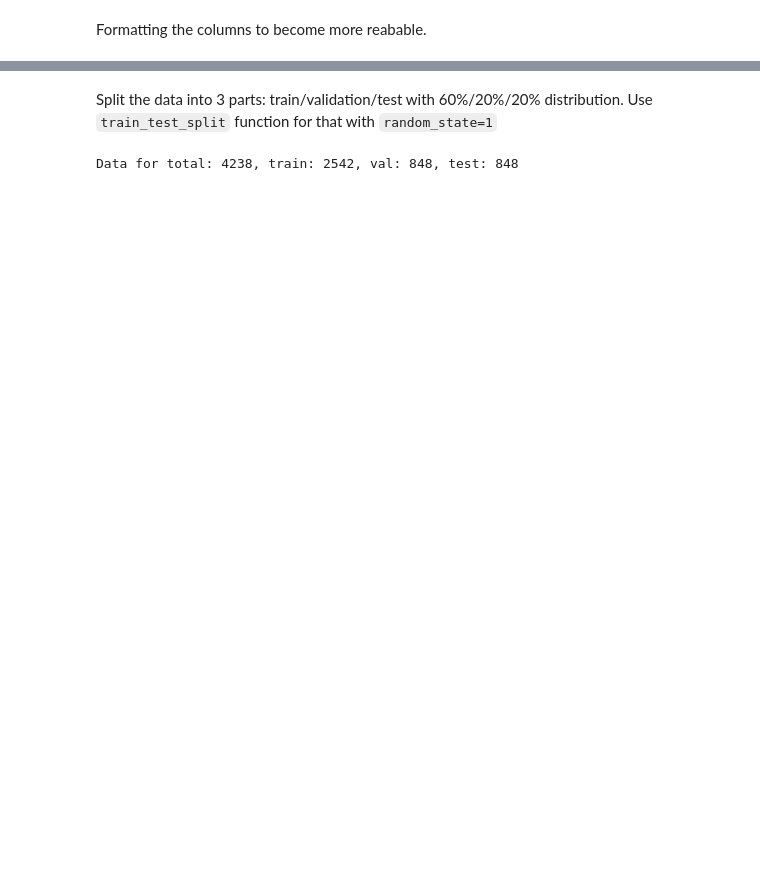
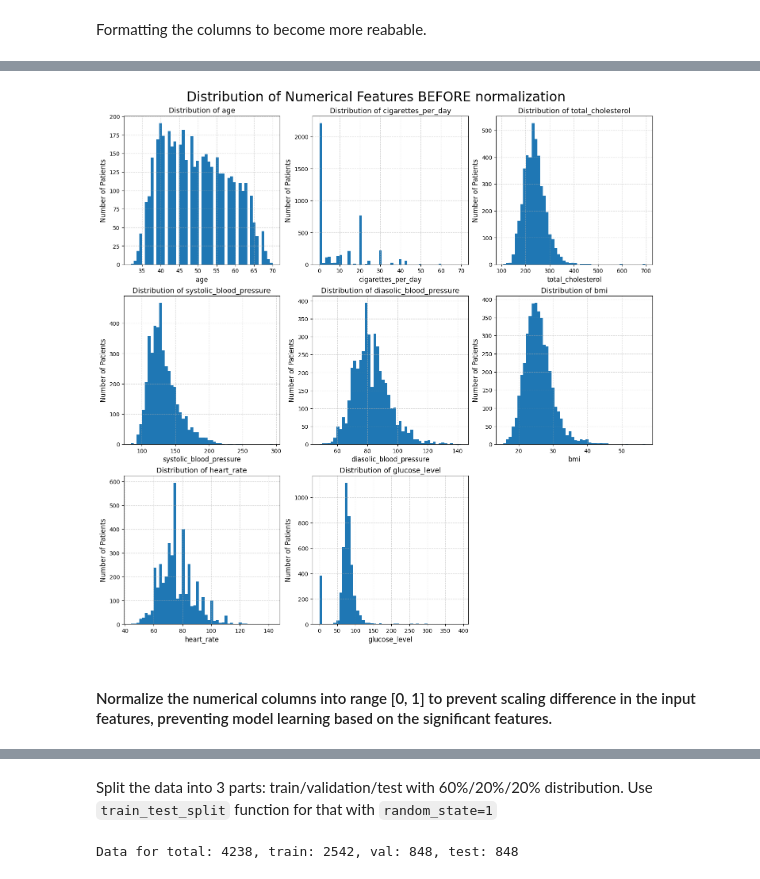
Before and after one commit to huanruizhang111/Machine-Learning-Zoomcamp-2025, a Jupyter notebook: Projects/Heart_Disease_Risk_Prediction/notebook.ipynb, the cells around one changed output, grey strips where cells are left out. Saved outputs shown, nothing was run; the diff lists cells and outputs as text; code cells hidden in the pictures; blank space fills up the shorter version.

Commit message:
add input normalization

```diff
--- a/Projects/Heart_Disease_Risk_Prediction/notebook.ipynb
+++ b/Projects/Heart_Disease_Risk_Prediction/notebook.ipynb
@@ -255,3 +257,31 @@ df.head()
 | 2 | male | 48 | less_than_high_school | smoker | 20.0 | not_on_bp_meds | 0 | ... |
 | 3 | female | 61 | some_college_or_vocational_school | smoker | 30.0 | not_on_bp_meds | 0 | ... |
 | 4 | female | 46 | some_college_or_vocational_school | smoker | 23.0 | not_on_bp_meds | 0 | ... |
+# %%
+from matplotlib import pyplot as plt
+def plot_numerical_distributions(df, numericals, title='Distribution of numerical features'):
+    fig, axes = plt.subplots(nrows=3, ncols=3,
+                            figsize=(14, 14),
+                            constrained_layout=True)
+    axes = axes.flatten()   # turn 3×3 matrix into a flat list for easy indexing
+
+    for idx, col in enumerate(numericals):
+        ax = axes[idx]
+        ax.hist(df[col], bins=50)
+        ax.set_xlabel(col, fontsize=12)
+        ax.set_ylabel('Number of Patients', fontsize=12)
+        ax.set_title(f'Distribution of {col}', fontsize=13)
+        ax.grid(True, linestyle='--', alpha=0.5)
+
+    # If you have fewer than 9 columns, hide the unused sub-plots
+    for idx in range(len(numericals), 9):
+        axes[idx].set_visible(False)
+
+    plt.suptitle(title, fontsize=24)
+    plt.show()
+# %%
+plot_numerical_distributions(df, numericals, title='Distribution of Numerical Features BEFORE normalization')
+# %% [output]
+[figure, added]
+# %% [markdown]
+#### Normalize the numerical columns into range [0, 1] to prevent scaling difference in the input features, preventing model learning based on the significant features.
```
Also changed, not shown: parts of 50 cells of this notebook.
